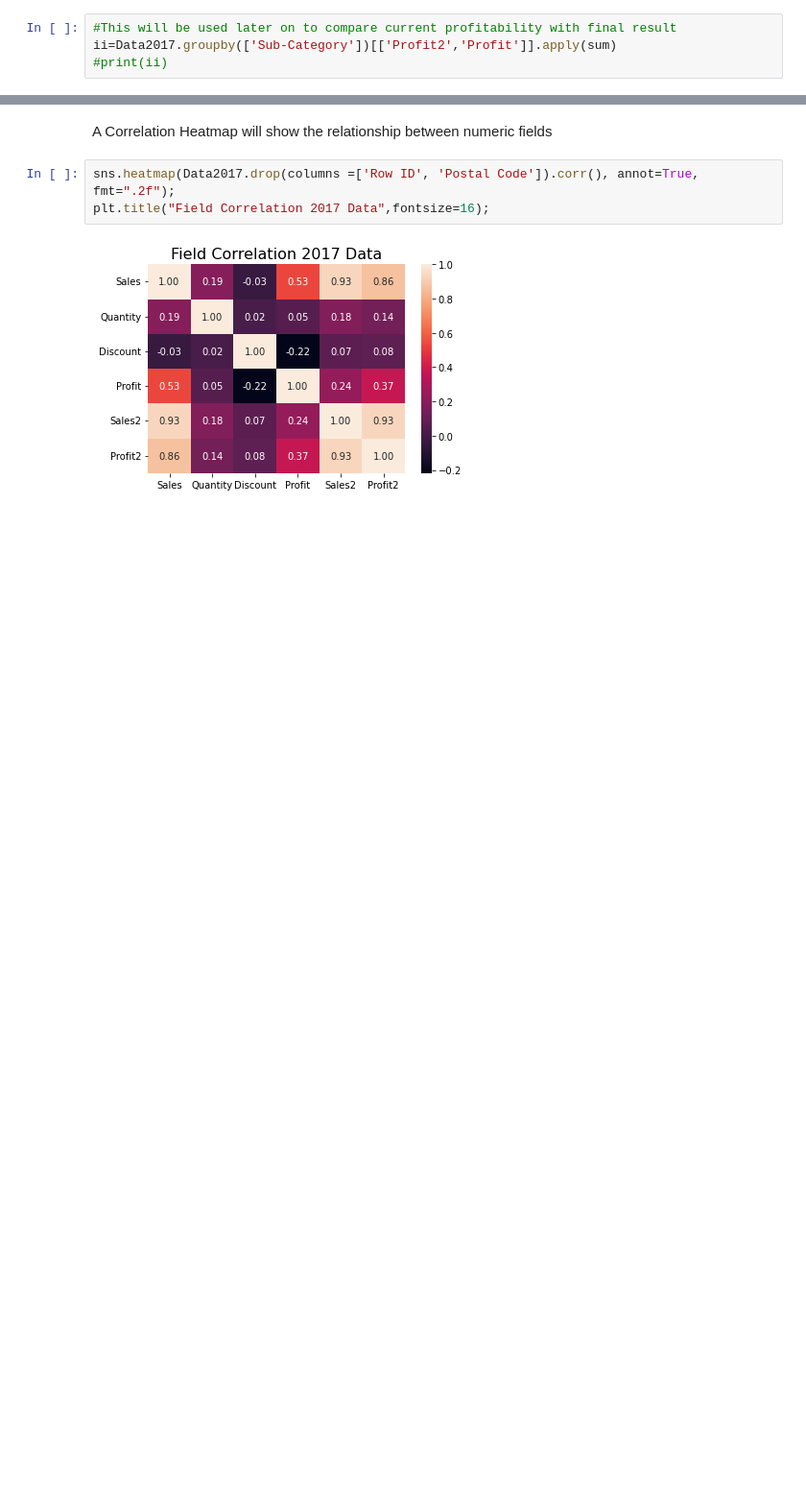
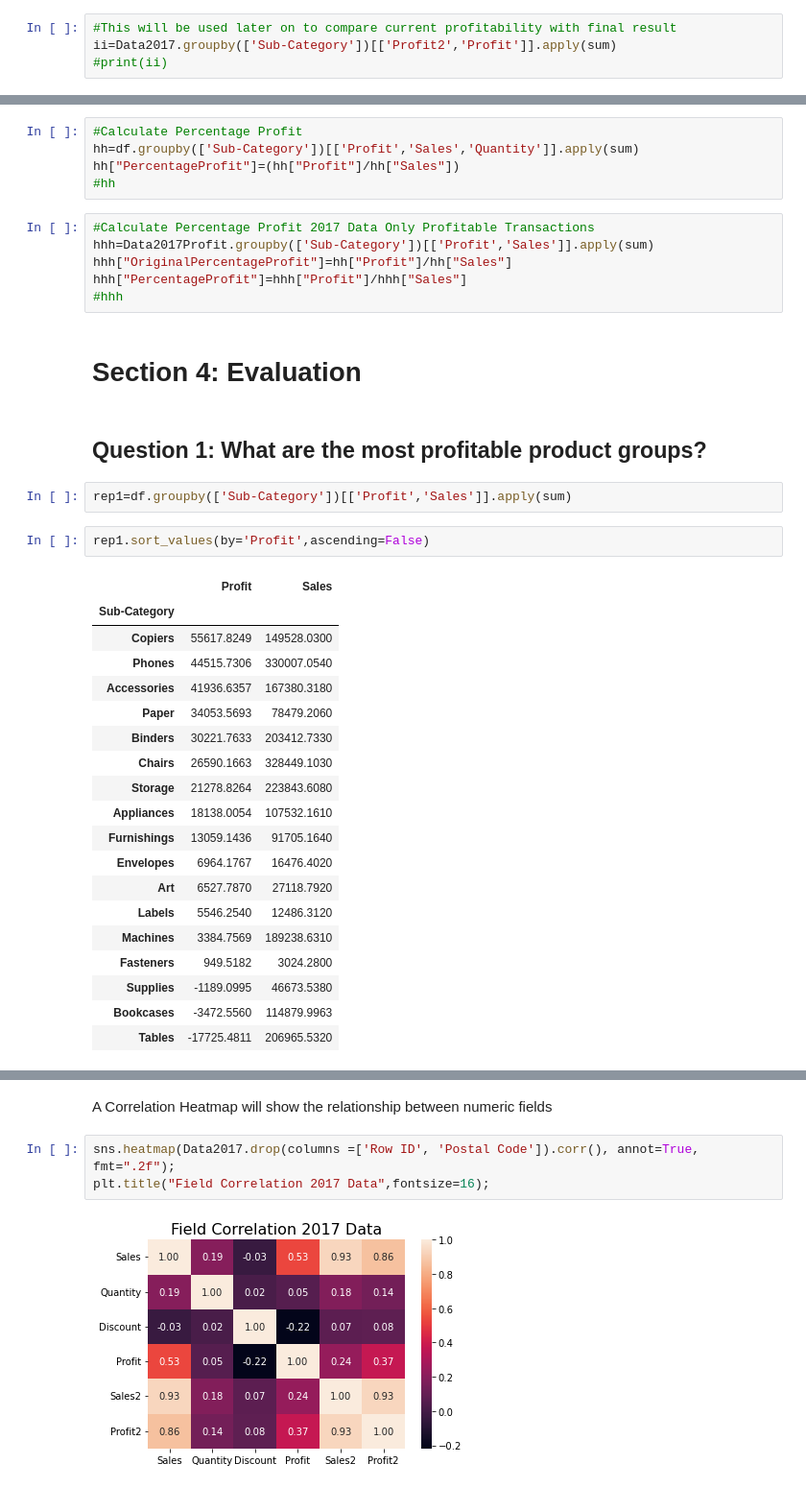
Before and after one commit to chavezrodrigo/project1, a Jupyter notebook: SalesDataInsight.ipynb, the cells around one changed output, grey strips where cells are left out. Shown at 96% size. Saved outputs shown, nothing was run; the diff lists cells and outputs as text; blank space fills up the shorter version.

```diff
--- a/SalesDataInsight.ipynb
+++ b/SalesDataInsight.ipynb
@@ -205,0 +85,39 @@ plt.title("Number of Sales By Segment and Region 2017",fontsize=16);
+# %%
+#Calculate Percentage Profit
+hh=df.groupby(['Sub-Category'])[['Profit','Sales','Quantity']].apply(sum)
+hh["PercentageProfit"]=(hh["Profit"]/hh["Sales"])
+#hh
+# %%
+#Calculate Percentage Profit 2017 Data Only Profitable Transactions
+hhh=Data2017Profit.groupby(['Sub-Category'])[['Profit','Sales']].apply(sum)
+hhh["OriginalPercentageProfit"]=hh["Profit"]/hh["Sales"]
+hhh["PercentageProfit"]=hhh["Profit"]/hhh["Sales"]
+#hhh
+# %% [markdown]
+# Section 4: Evaluation
+# %% [markdown]
+## Question 1: What are the most profitable product groups?
+# %%
+rep1=df.groupby(['Sub-Category'])[['Profit','Sales']].apply(sum)
+# %%
+rep1.sort_values(by='Profit',ascending=False)
+# %% [output]
+|  | Profit | Sales |
+| Sub-Category |  |  |
+| Copiers | 55617.8249 | 149528.0300 |
+| Phones | 44515.7306 | 330007.0540 |
+| Accessories | 41936.6357 | 167380.3180 |
+| Paper | 34053.5693 | 78479.2060 |
+| Binders | 30221.7633 | 203412.7330 |
+| Chairs | 26590.1663 | 328449.1030 |
+| Storage | 21278.8264 | 223843.6080 |
+| Appliances | 18138.0054 | 107532.1610 |
+| Furnishings | 13059.1436 | 91705.1640 |
+| Envelopes | 6964.1767 | 16476.4020 |
+| Art | 6527.7870 | 27118.7920 |
+| Labels | 5546.2540 | 12486.3120 |
+| Machines | 3384.7569 | 189238.6310 |
+| Fasteners | 949.5182 | 3024.2800 |
+| Supplies | -1189.0995 | 46673.5380 |
+| Bookcases | -3472.5560 | 114879.9963 |
+| Tables | -17725.4811 | 206965.5320 |
```
Also changed, not shown: parts of 72 cells of this notebook.
